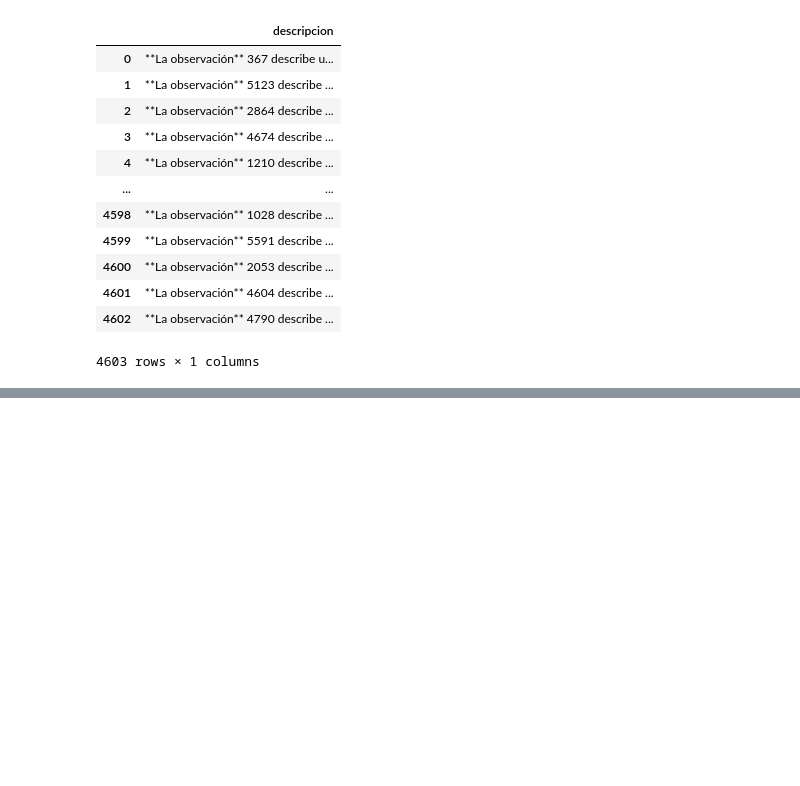
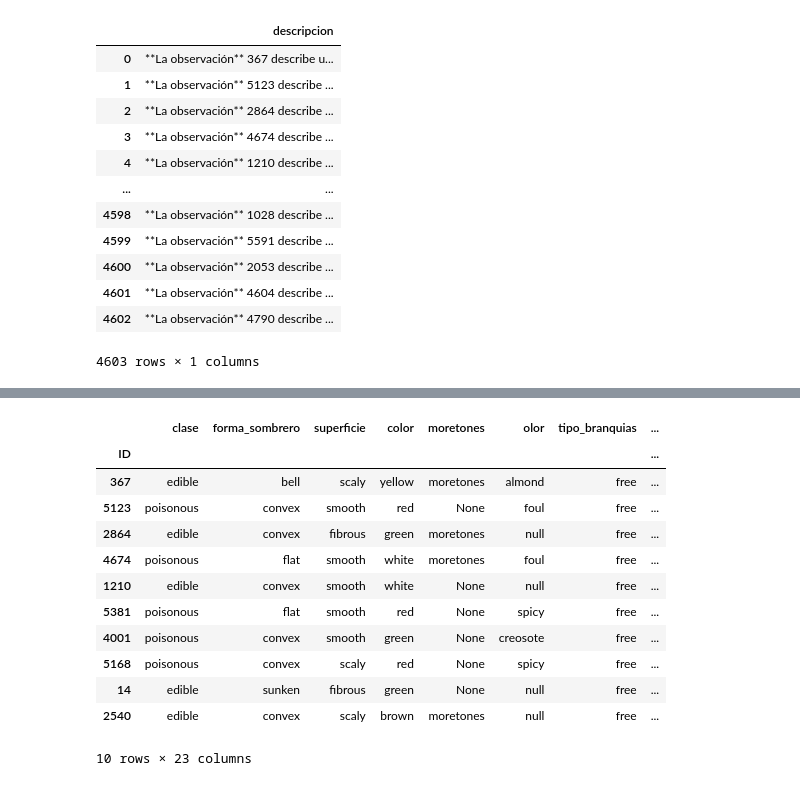
Before and after one commit to angelgvill/DS102024, a Jupyter notebook: 3-MachineLearning/2-Supervisado/Ejercicios/ejercicio_Kaggle2.ipynb, the cells around one changed output, grey strips where cells are left out. Saved outputs shown, nothing was run; the diff lists cells and outputs as text; code cells hidden in the pictures; blank space fills up the shorter version.

```diff
--- a/3-MachineLearning/2-Supervisado/Ejercicios/ejercicio_Kaggle2.ipynb
+++ b/3-MachineLearning/2-Supervisado/Ejercicios/ejercicio_Kaggle2.ipynb
@@ -54,0 +48,2 @@ Name: 0, dtype: object
+# %%
+datos = pd.read_parquet('data/train.snappy')
@@ -89,0 +122,35 @@ print(diccionario_fila1)
+# %%
+
+def extraer_atributos(fila_n):
+    """Extrae los atributos de una fila de descripción usando regex."""
+
+    return {
+    'ID': re.search(r'\*\*La observación\*\*(.*?) describe', fila_n).group(1).strip() if re.search(r'\*\*La observación\*\*(.*?) describe', fila_n) else None,
+    'clase': re.search(r'\*\*clase\*\*(.*?)\.', fila_n).group(1).strip() if re.search(r'\*\*clase\*\*(.*?)\.', fila_n) else None,
+    'forma_sombrero': re.search(r'\*\*forma de sombrero\*\* (.*?) ', fila_n).group(1).strip() if re.search(r'\*\*forma de sombrero\*\* (.*?) ', fila_n) else None,
+    'superficie': re.search(r'\*\*superficie\*\*(.*?) \*\*y', fila_n).group(1).strip() if re.search(r'\*\*superficie\*\*(.*?) \*\*y', fila_n) else None,
+    'color': re.search(r'\*\*y un color\*\*(.*?)\.', fila_n).group(1).strip() if re.search(r'\*\*y un color\*\*(.*?)\.', fila_n) else None,
+    'moretones': re.search(r'\*\*Presenta\*\*(.*?) y', fila_n).group(1).strip() if re.search(r'\*\*Presenta\*\*(.*?) y', fila_n) else None,
+    'olor': re.search(r'\*\*olor\*\*(.*?)\.', fila_n).group(1).strip() if re.search(r'\*\*olor\*\*(.*?)\.', fila_n) else None,
+    'tipo_branquias': re.search(r'\*\*Las branquias son de tipo\*\*(.*?) con', fila_n).group(1).strip() if re.search(r'\*\*Las branquias son de tipo\*\*(.*?) con', fila_n) else None,
+    'separacion_branquias': re.search(r'\*\*separación\*\*(.*?) \*\*y', fila_n).group(1).strip() if re.search(r'\*\*separación\*\*(.*?) \*\*y', fila_n) else None,
+    'tamano_branquias': re.search(r'\*\*y un tamaño\*\*(.*?)\.', fila_n).group(1).strip() if re.search(r'\*\*y un tamaño\*\*(.*?)\.', fila_n) else None,
+    'color_branquias': re.search(r'\*\*El color de las branquias es\*\*(.*?)\.', fila_n).group(1).strip() if re.search(r'\*\*El color de las branquias es\*\*(.*?)\.', fila_n) else None,
+    'forma_tallo': re.search(r'\*\*La forma del tallo\*\* (?:es) (.*?) y', fila_n).group(1).strip() if re.search(r'\*\*La forma del tallo\*\* (?:es) (.*?) y', fila_n) else None,
+    'raiz_tallo': re.search(r'\*\*raíz del tallo\*\* (?:es) (.*?)\.', fila_n).group(1).strip() if re.search(r'\*\*raíz del tallo\*\* (?:es) (.*?)\.', fila_n) else None,
+    'superficie_tallo_arriba': re.search(r'\*\*La superficie del tallo por encima del anillo\*\* (?:es) (.*?) ', fila_n).group(1).strip() if re.search(r'\*\*La superficie del tallo por encima del anillo\*\* (?:es) (.*?) ', fila_n) else None,
+    'superficie_tallo_abajo': re.search(r'\*\*y por debajo del anillo\*\* (?:es) (.*?)\.', fila_n).group(1).strip() if re.search(r'\*\*y por debajo del anillo\*\* (?:es) (.*?)\.', fila_n) else None,
+    'color_tallo_arriba': re.search(r'\*\*color del tallo por encima del anillo\*\* (?:es) (.*?) ', fila_n).group(1).strip() if re.search(r'\*\*color del tallo por encima del anillo\*\* (?:es) (.*?) ', fila_n) else None,
+    'color_tallo_abajo': re.findall(r'\*\*y por debajo del anillo\*\* (?:es) (.*?)\.', fila_n)[1] if re.findall(r'\*\*y por debajo del anillo\*\* (?:es) (.*?)\.', fila_n)[1] else None,
+    'tipo_velo': re.search(r'\*\*El tipo de velo\*\* (?:es) (.*?) con', fila_n).group(1).strip() if re.search(r'\*\*El tipo de velo\*\* (?:es) (.*?) con', fila_n) else None,
+    'color_velo': re.search(r'\*\*color de velo\*\*(.*?)\.', fila_n).group(1).strip() if re.search(r'\*\*color de velo\*\*(.*?)\.', fila_n) else None,
+    'anillo': re.search(r'\.?\s*Tiene ([^.]*?) \*\*anillo\(s\)\*\*', fila_n).group(1).strip() if re.search(r'\.?\s*Tiene ([^.]*?) \*\*anillo\(s\)\*\*', fila_n) else None,
+    'tipo_anillo': re.search(r'\*\*de tipo\*\* (.*?) ', fila_n).group(1).strip() if re.search(r'\*\*de tipo\*\* (.*?) ', fila_n) else None,
+    'color_impresion_esporas': re.search(r'\*\*y el color de la impresión de esporas\*\* (?:es) (.*?)\.', fila_n).group(1).strip() if re.search(r'\*\*y el color de la impresión de esporas\*\* (?:es)(.*?)\.', fila_n) else None,
+    'poblacion': re.search(r'\*\*población\*\*(.*?) y', fila_n).group(1).strip() if re.search(r'\*\*población\*\*(.*?) y', fila_n) else None,
+    'habitat': re.search(r'\*\*hábitat es\*\*(.*?)\.', fila_n).group(1).strip() if re.search(r'\*\*hábitat es\*\*(.*?)\.', fila_n) else None
+}
+
+
+# Aplicar la función a todas las filas
+datos_extraidos = datos['descripcion'].apply(extraer_atributos)
@@ -89,0 +172,20 @@ print(diccionario_fila1)
+# %%
+# Convertir a DataFrame
+df_0 = pd.DataFrame(datos_extraidos.tolist()).set_index('ID')
+
+
+df_0.head(10)
+# %% [output]
+|  | clase | forma_sombrero | superficie | color | moretones | olor | tipo_branquias | ... |
+| ID |  |  |  |  |  |  |  | ... |
+| 367 | edible | bell | scaly | yellow | moretones | almond | free | ... |
+| 5123 | poisonous | convex | smooth | red | None | foul | free | ... |
+| 2864 | edible | convex | fibrous | green | moretones | null | free | ... |
+| 4674 | poisonous | flat | smooth | white | moretones | foul | free | ... |
+| 1210 | edible | convex | smooth | white | None | null | free | ... |
+| 5381 | poisonous | flat | smooth | red | None | spicy | free | ... |
+| 4001 | poisonous | convex | smooth | green | None | creosote | free | ... |
+| 5168 | poisonous | convex | scaly | red | None | spicy | free | ... |
+| 14 | edible | sunken | fibrous | green | None | null | free | ... |
+| 2540 | edible | convex | scaly | brown | moretones | null | free | ... |
+10 rows × 23 columns
```
Also changed, not shown: parts of 26 cells of this notebook, 1 other file.
